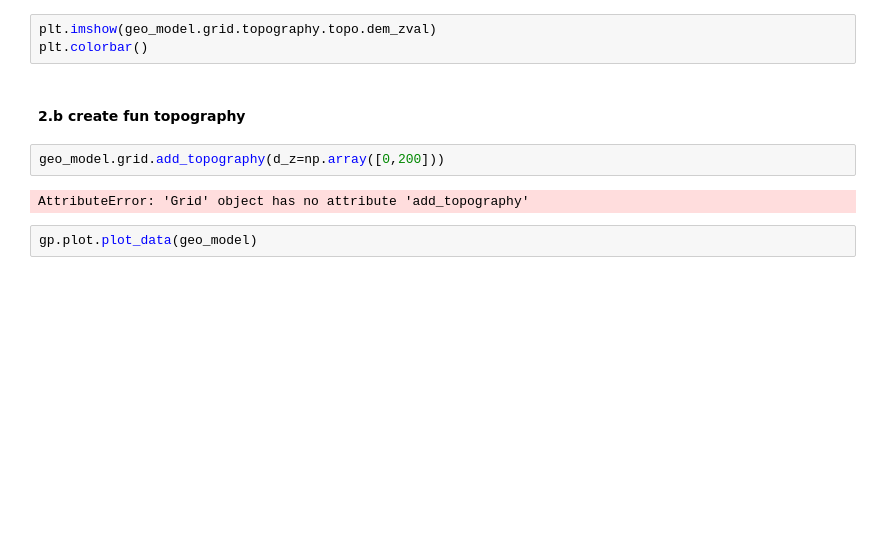
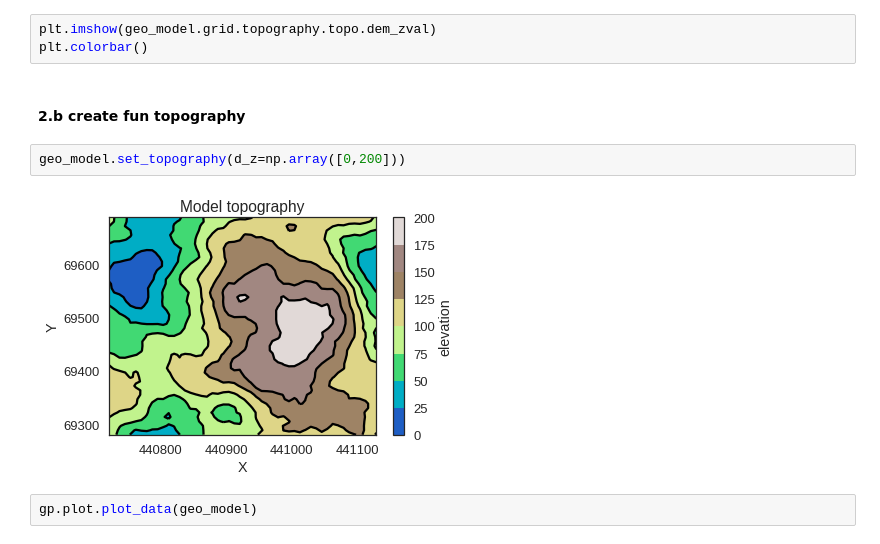
Before and after one commit to gempy-project/gempy, a Jupyter notebook: notebooks/tutorials/ch1-7-Adding_Topography.ipynb, the cells around one changed output. Saved outputs shown, nothing was run; the diff lists cells and outputs as text; blank space fills up the shorter version.

Commit message:
[CLN]
- deleted unused code of model

```diff
--- a/notebooks/tutorials/ch1-7-Adding_Topography.ipynb
+++ b/notebooks/tutorials/ch1-7-Adding_Topography.ipynb
@@ -61,9 +61,9 @@ plt.colorbar()
 # %% [markdown]
 #### 2.b create fun topography
 # %%
-geo_model.grid.add_topography(d_z=np.array([0,200]))
+geo_model.set_topography(d_z=np.array([0,200]))
 # %% [output]
-AttributeError: 'Grid' object has no attribute 'add_topography'
+[figure, added]
 # %%
 gp.plot.plot_data(geo_model)
 # %% [output]
```
Also changed, not shown: parts of 2 cells of this notebook, 4 other files.
